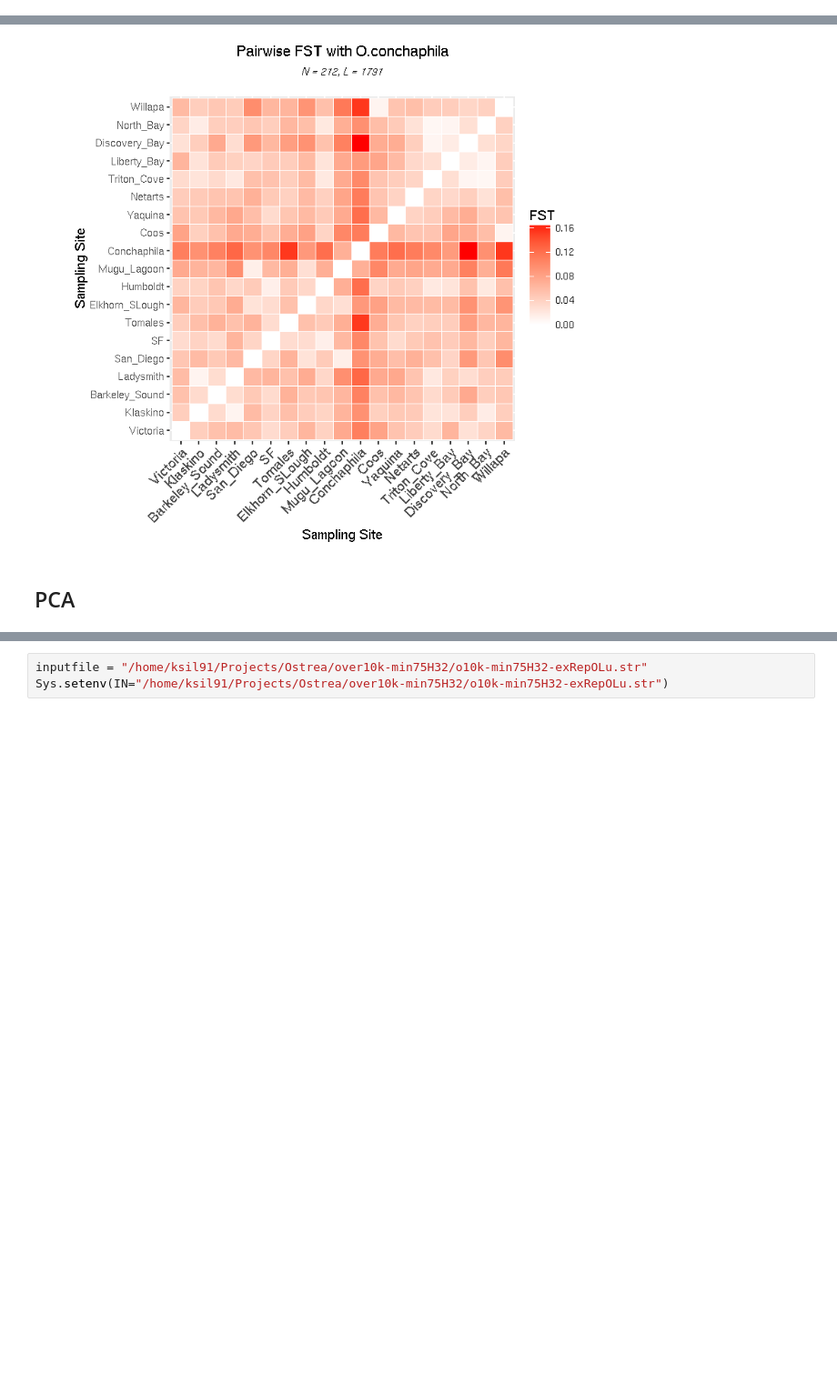
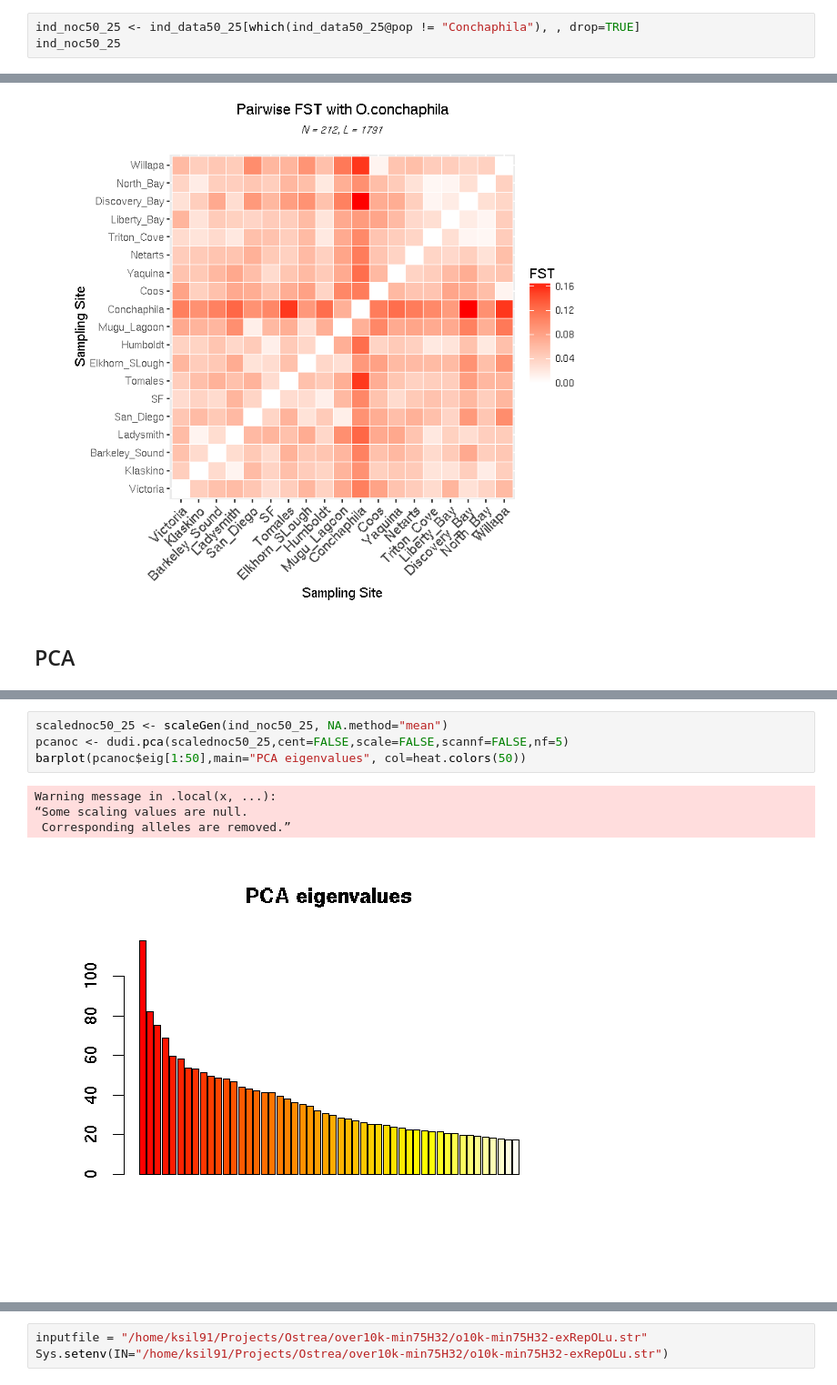
Before and after one commit to ksil91/2016_Notebook, a Jupyter notebook: Adegenet- 10kmin75H32.ipynb, the cells around one changed output, grey strips where cells are left out. Shown at 91% size. Drawn from its saved outputs; the diff is of its cells as text; blank space fills up the shorter version.

```diff
--- a/Adegenet- 10kmin75H32.ipynb
+++ b/Adegenet- 10kmin75H32.ipynb
@@ -67,0 +134,3 @@ barplot(sum_ind$Hexp-sum_ind$Hobs, main = "Heterozygosity: expected-observed", y
+# %%
+ind_noc50_25 <- ind_data50_25[which(ind_data50_25@pop != "Conchaphila"), , drop=TRUE]
+ind_noc50_25
@@ -264,0 +379,9 @@ add.scatter.eig(pca1$eig[1:20],nf=3,xax=1,yax=3)
+# %%
+scalednoc50_25 <- scaleGen(ind_noc50_25, NA.method="mean")
+pcanoc <- dudi.pca(scalednoc50_25,cent=FALSE,scale=FALSE,scannf=FALSE,nf=5)
+barplot(pcanoc$eig[1:50],main="PCA eigenvalues", col=heat.colors(50))
+# %% [output]
+Warning message in .local(x, ...):
+“Some scaling values are null.
+ Corresponding alleles are removed.”
+[figure, added]
```
Also changed, not shown: parts of 33 cells of this notebook.
